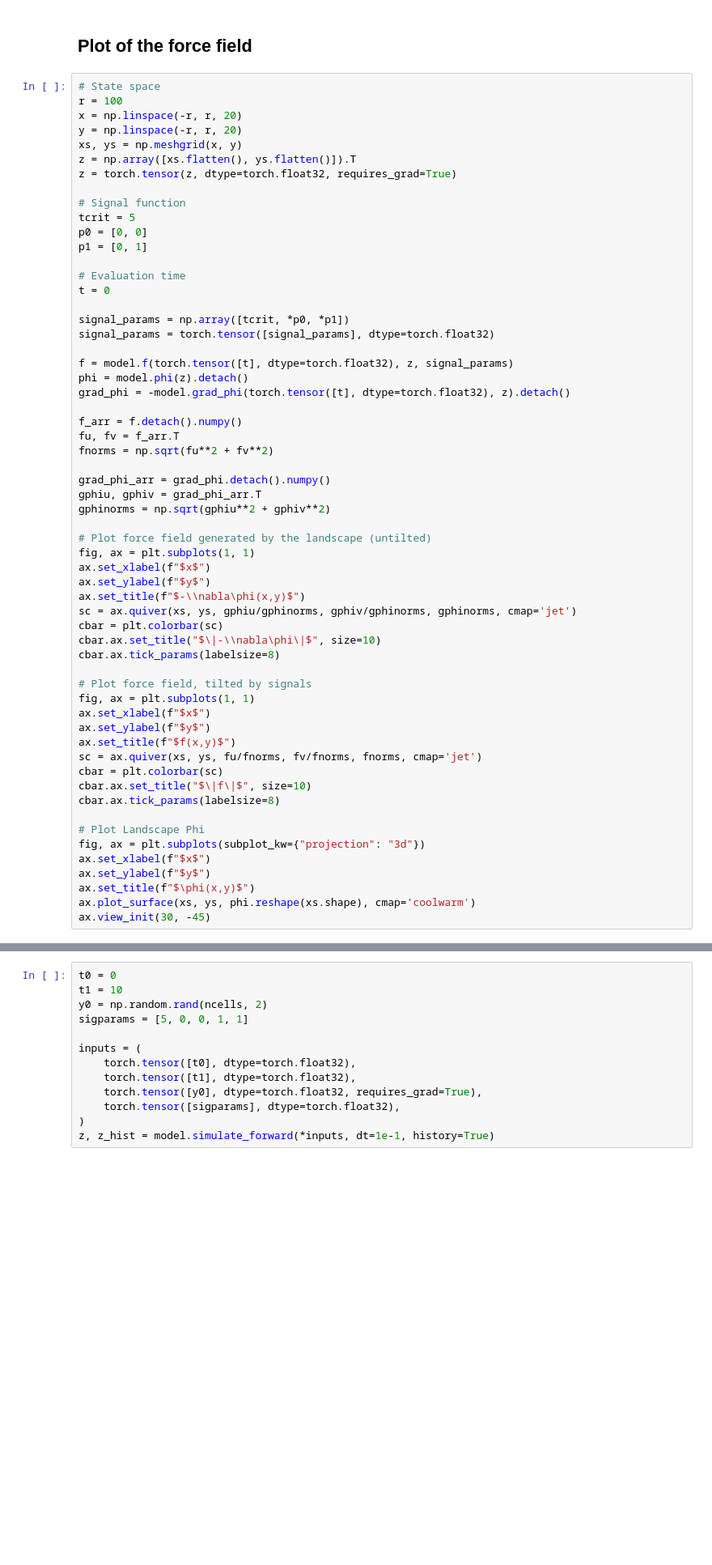
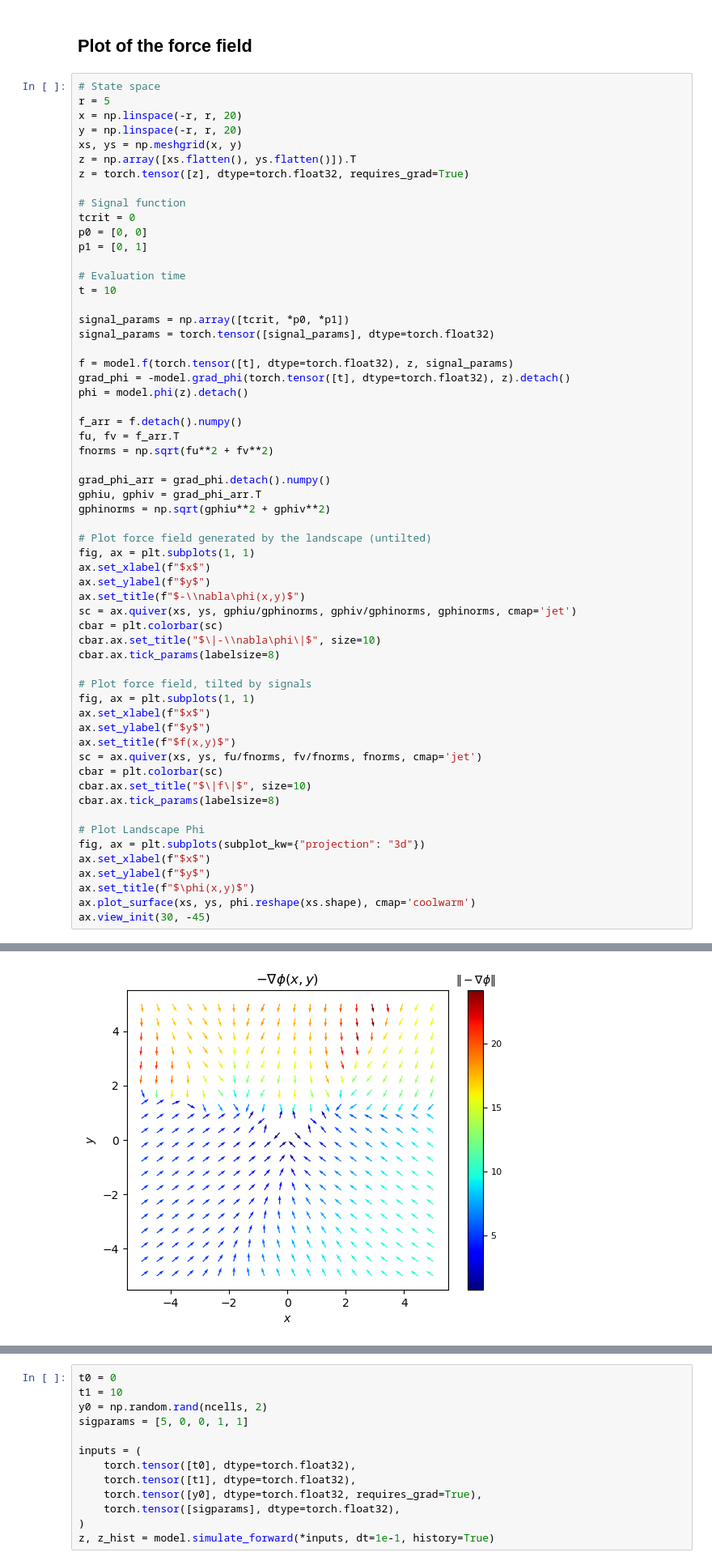
Before and after one commit to AddisonHowe/phiml, a Jupyter notebook: model_eval.ipynb, the cells around one changed output, grey strips where cells are left out. Shown at 81% size. Drawn from its saved outputs; the diff is of its cells as text; blank space fills up the shorter version.

```diff
--- a/model_eval.ipynb
+++ b/model_eval.ipynb
@@ -85,27 +98,27 @@ model.eval();
 ## Plot of the force field
 # %%
 # State space
-r = 100
+r = 5
 x = np.linspace(-r, r, 20)
 y = np.linspace(-r, r, 20)
 xs, ys = np.meshgrid(x, y)
 z = np.array([xs.flatten(), ys.flatten()]).T
-z = torch.tensor(z, dtype=torch.float32, requires_grad=True)
+z = torch.tensor([z], dtype=torch.float32, requires_grad=True)
 
 # Signal function
-tcrit = 5
+tcrit = 0
 p0 = [0, 0]
 p1 = [0, 1]
 
 # Evaluation time
-t = 0
+t = 10
 
 signal_params = np.array([tcrit, *p0, *p1])
 signal_params = torch.tensor([signal_params], dtype=torch.float32)
 
 f = model.f(torch.tensor([t], dtype=torch.float32), z, signal_params)
+grad_phi = -model.grad_phi(torch.tensor([t], dtype=torch.float32), z).detach()
 phi = model.phi(z).detach()
-grad_phi = -model.grad_phi(torch.tensor([t], dtype=torch.float32), z).detach()
 
 f_arr = f.detach().numpy()
 fu, fv = f_arr.T
@@ -142,3 +155,4 @@ ax.set_ylabel(f"$y$")
 ax.set_title(f"$\phi(x,y)$")
 ax.plot_surface(xs, ys, phi.reshape(xs.shape), cmap='coolwarm')
 ax.view_init(30, -45)
+# %% [output]
@@ -144,0 +160 @@ ax.view_init(30, -45)
+[figure, added]
```
Also changed, not shown: parts of 13 cells of this notebook, 4 other files.
